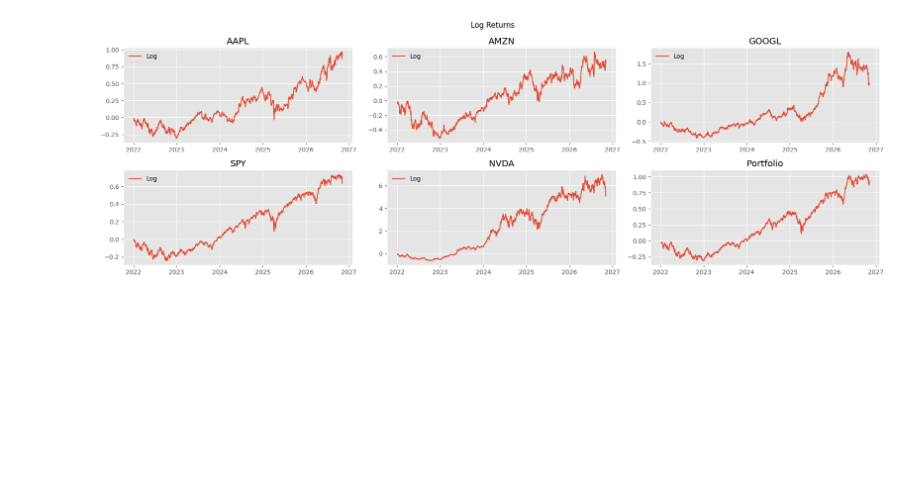
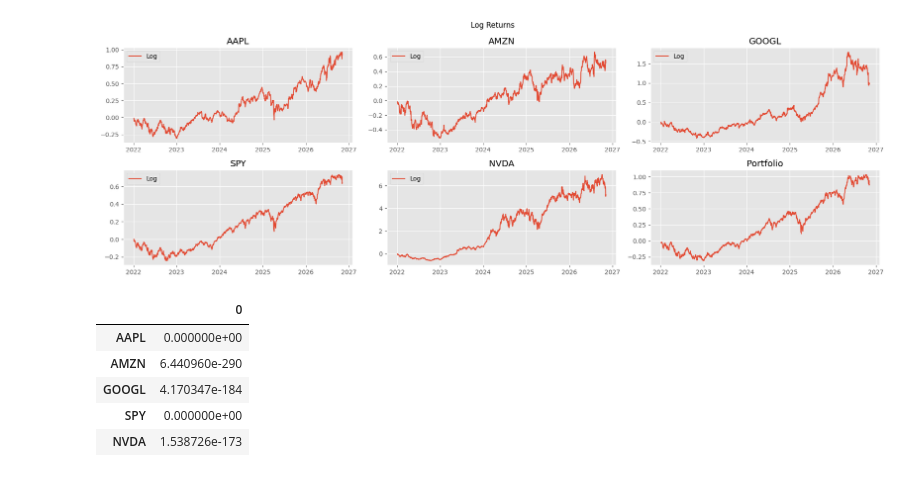
Before and after one commit to fadeeva/quant_finance_projects, a Jupyter notebook: 01_Analysis_and_Modeling_of_Stock_Returns.ipynb, the cells around one changed output. Cells and saved outputs as stored; diff of their text form; code cells hidden in the pictures; blank space fills up the shorter version.

Commit message:
jarque bera

```diff
--- a/01_Analysis_and_Modeling_of_Stock_Returns.ipynb
+++ b/01_Analysis_and_Modeling_of_Stock_Returns.ipynb
@@ -80,3 +80,16 @@ fig.suptitle('Log Returns')
 plt.tight_layout();
 # %% [output]
 [figure]
+# %%
+log_returns = df[[f'{ticker}_log_ret' for ticker in tickers]].copy()
+pd.DataFrame(
+    index=tickers,
+    data=stats.jarque_bera(log_returns, axis=0).pvalue
+)
+# %% [output]
+|  | 0 |
+| AAPL | 0.000000e+00 |
+| AMZN | 6.440960e-290 |
+| GOOGL | 4.170347e-184 |
+| SPY | 0.000000e+00 |
+| NVDA | 1.538726e-173 |
```
Also changed, not shown: parts of 2 cells of this notebook.
